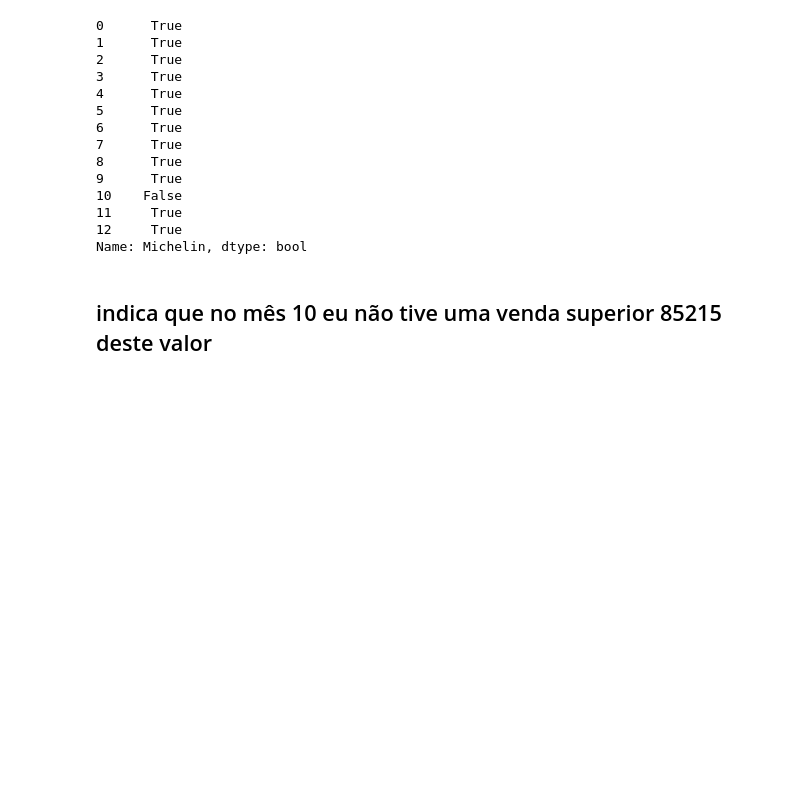
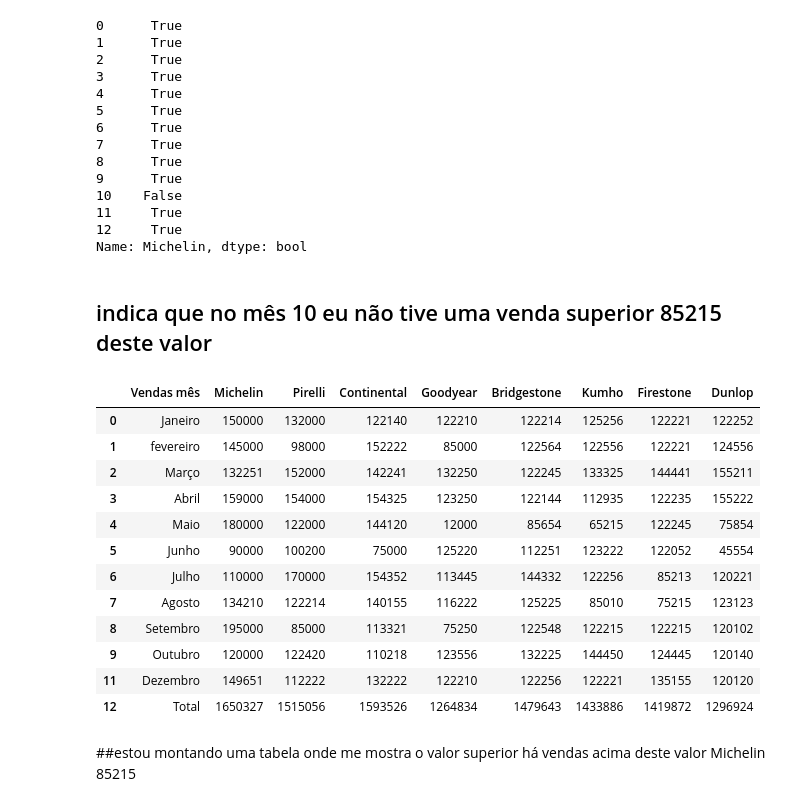
Before and after one commit to cleuber979/Analise_Dados_colab, a Jupyter notebook: Introdução_Pandas_02.ipynb, the cells around one changed output. Saved outputs shown, nothing was run; the diff lists cells and outputs as text; code cells hidden in the pictures; blank space fills up the shorter version.

```diff
--- a/Introdução_Pandas_02.ipynb
+++ b/Introdução_Pandas_02.ipynb
@@ -121,3 +121,22 @@ df['Michelin']>85215
 Name: Michelin, dtype: bool
 # %% [markdown]
 ## indica que no mês 10 eu não tive uma venda superior 85215 deste valor
+# %%
+grupo_vendas = df[df['Michelin']>85215]
+grupo_vendas
+# %% [output]
+|  | Vendas mês | Michelin | Pirelli | Continental | Goodyear | Bridgestone | Kumho | Firestone | Dunlop |
+| 0 | Janeiro | 150000 | 132000 | 122140 | 122210 | 122214 | 125256 | 122221 | 122252 |
+| 1 | fevereiro | 145000 | 98000 | 152222 | 85000 | 122564 | 122556 | 122221 | 124556 |
+| 2 | Março | 132251 | 152000 | 142241 | 132250 | 122245 | 133325 | 144441 | 155211 |
+| 3 | Abril | 159000 | 154000 | 154325 | 123250 | 122144 | 112935 | 122235 | 155222 |
+| 4 | Maio | 180000 | 122000 | 144120 | 12000 | 85654 | 65215 | 122245 | 75854 |
+| 5 | Junho | 90000 | 100200 | 75000 | 125220 | 112251 | 123222 | 122052 | 45554 |
+| 6 | Julho | 110000 | 170000 | 154352 | 113445 | 144332 | 122256 | 85213 | 120221 |
+| 7 | Agosto | 134210 | 122214 | 140155 | 116222 | 125225 | 85010 | 75215 | 123123 |
+| 8 | Setembro | 195000 | 85000 | 113321 | 75250 | 122548 | 122215 | 122215 | 120102 |
+| 9 | Outubro | 120000 | 122420 | 110218 | 123556 | 132225 | 144450 | 124445 | 120140 |
+| 11 | Dezembro | 149651 | 112222 | 132222 | 122210 | 122256 | 122221 | 135155 | 120120 |
+| 12 | Total | 1650327 | 1515056 | 1593526 | 1264834 | 1479643 | 1433886 | 1419872 | 1296924 |
+# %% [markdown]
+##estou montando uma tabela onde me mostra o valor superior há vendas acima deste valor Michelin 85215
```
Also changed, not shown: parts of 3 cells of this notebook.
